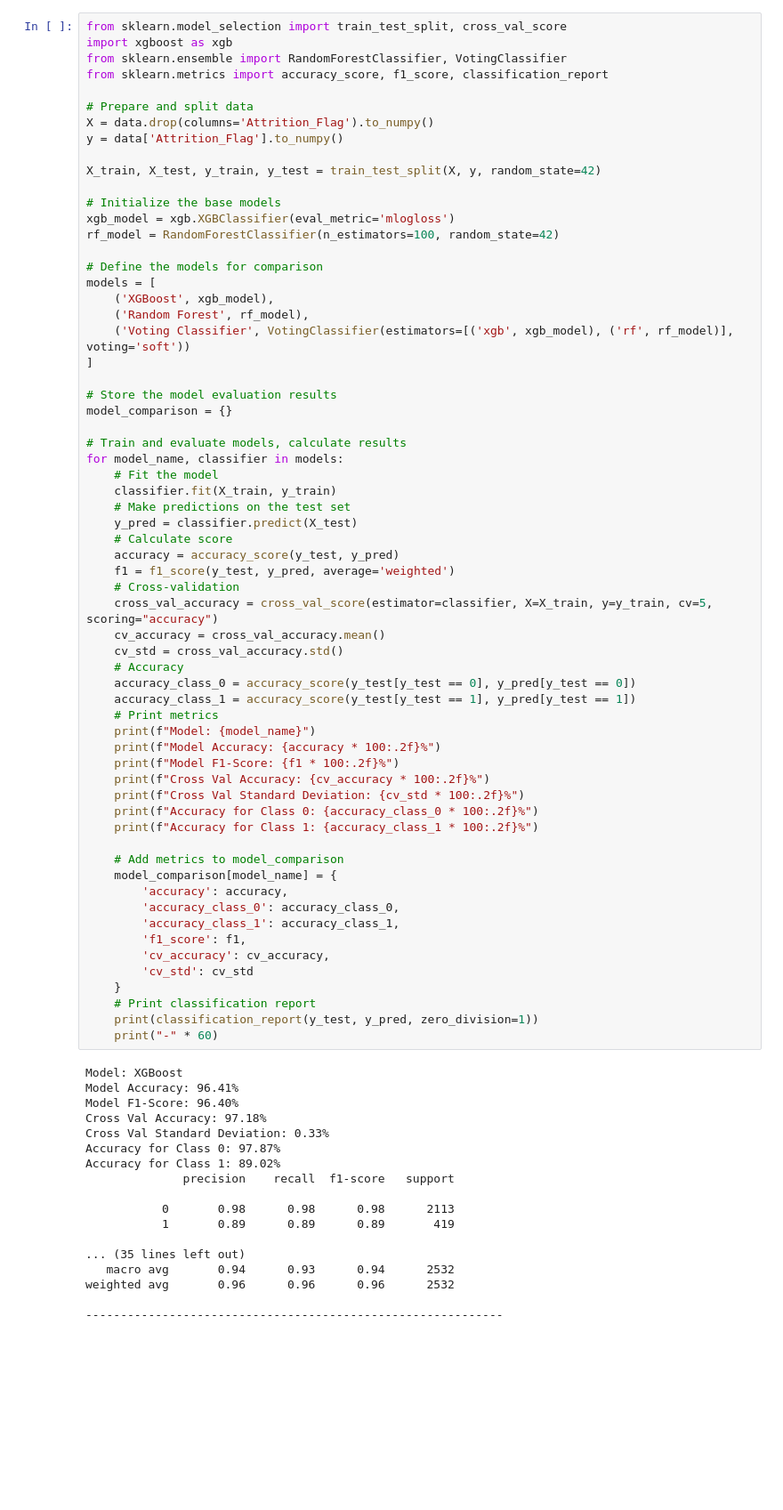
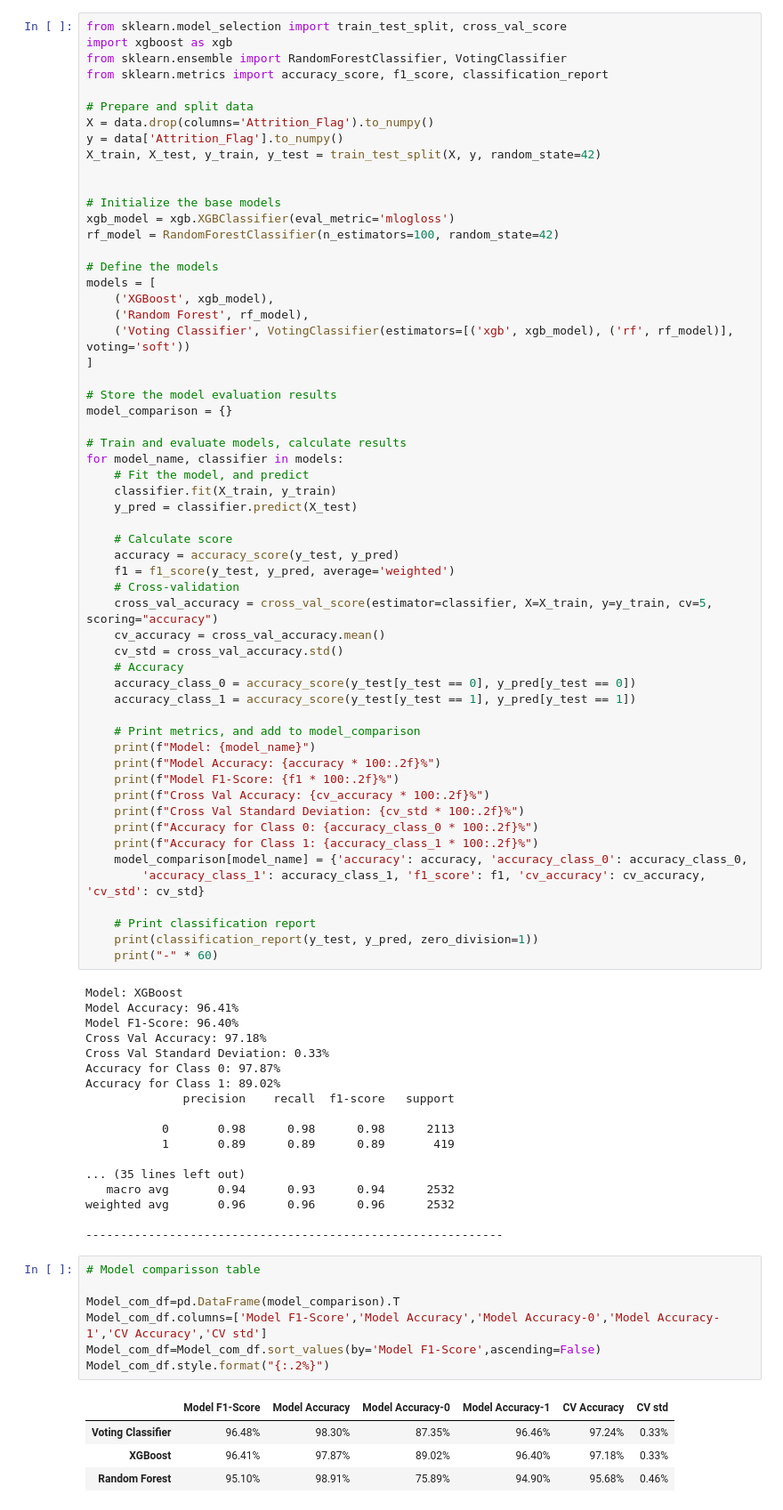
Before and after one commit to muntadherabdulhusein/DA_projects-credit-card-churn, a Jupyter notebook: Maarten/maarten.ipynb, the cells around one changed output. Shown at 89% size. Cells and saved outputs as stored; diff of their text form; blank space fills up the shorter version.

```diff
--- a/Maarten/maarten.ipynb
+++ b/Maarten/maarten.ipynb
@@ -121,14 +143,14 @@ from sklearn.metrics import accuracy_score, f1_score, classification_report
 # Prepare and split data
 X = data.drop(columns='Attrition_Flag').to_numpy()
 y = data['Attrition_Flag'].to_numpy()
+X_train, X_test, y_train, y_test = train_test_split(X, y, random_state=42)
 
-X_train, X_test, y_train, y_test = train_test_split(X, y, random_state=42)
 
 # Initialize the base models
 xgb_model = xgb.XGBClassifier(eval_metric='mlogloss')
 rf_model = RandomForestClassifier(n_estimators=100, random_state=42)
 
-# Define the models for comparison
+# Define the models
 models = [
     ('XGBoost', xgb_model),
     ('Random Forest', rf_model),
@@ -140,10 +162,10 @@ model_comparison = {}
 
 # Train and evaluate models, calculate results
 for model_name, classifier in models:
-    # Fit the model
+    # Fit the model, and predict
     classifier.fit(X_train, y_train)
-    # Make predictions on the test set
     y_pred = classifier.predict(X_test)
+
     # Calculate score
     accuracy = accuracy_score(y_test, y_pred)
     f1 = f1_score(y_test, y_pred, average='weighted')
@@ -154,7 +176,8 @@ for model_name, classifier in models:
     # Accuracy
     accuracy_class_0 = accuracy_score(y_test[y_test == 0], y_pred[y_test == 0])
     accuracy_class_1 = accuracy_score(y_test[y_test == 1], y_pred[y_test == 1])
-    # Print metrics
+
+    # Print metrics, and add to model_comparison
     print(f"Model: {model_name}")
     print(f"Model Accuracy: {accuracy * 100:.2f}%")
     print(f"Model F1-Score: {f1 * 100:.2f}%")
@@ -162,16 +185,9 @@ for model_name, classifier in models:
     print(f"Cross Val Standard Deviation: {cv_std * 100:.2f}%")
     print(f"Accuracy for Class 0: {accuracy_class_0 * 100:.2f}%")
     print(f"Accuracy for Class 1: {accuracy_class_1 * 100:.2f}%")
+    model_comparison[model_name] = {'accuracy': accuracy, 'accuracy_class_0': accuracy_class_0,
+        'accuracy_class_1': accuracy_class_1, 'f1_score': f1, 'cv_accuracy': cv_accuracy, 'cv_std': cv_std}
 
-    # Add metrics to model_comparison
-    model_comparison[model_name] = {
-        'accuracy': accuracy,
-        'accuracy_class_0': accuracy_class_0,
-        'accuracy_class_1': accuracy_class_1,
-        'f1_score': f1,
-        'cv_accuracy': cv_accuracy,
-        'cv_std': cv_std
-    }
     # Print classification report
     print(classification_report(y_test, y_pred, zero_division=1))
     print("-" * 60)
@@ -193,3 +209,15 @@ Accuracy for Class 1: 89.02%
 weighted avg       0.96      0.96      0.96      2532
 
 ------------------------------------------------------------
+# %%
+# Model comparisson table
+
+Model_com_df=pd.DataFrame(model_comparison).T
+Model_com_df.columns=['Model F1-Score','Model Accuracy','Model Accuracy-0','Model Accuracy-1','CV Accuracy','CV std']
+Model_com_df=Model_com_df.sort_values(by='Model F1-Score',ascending=False)
+Model_com_df.style.format("{:.2%}")
+# %% [output]
+|  | Model F1-Score | Model Accuracy | Model Accuracy-0 | Model Accuracy-1 | CV Accuracy | CV std |
+| Voting Classifier | 96.48% | 98.30% | 87.35% | 96.46% | 97.24% | 0.33% |
+| XGBoost | 96.41% | 97.87% | 89.02% | 96.40% | 97.18% | 0.33% |
+| Random Forest | 95.10% | 98.91% | 75.89% | 94.90% | 95.68% | 0.46% |
```
Also changed, not shown: parts of 9 cells of this notebook.
